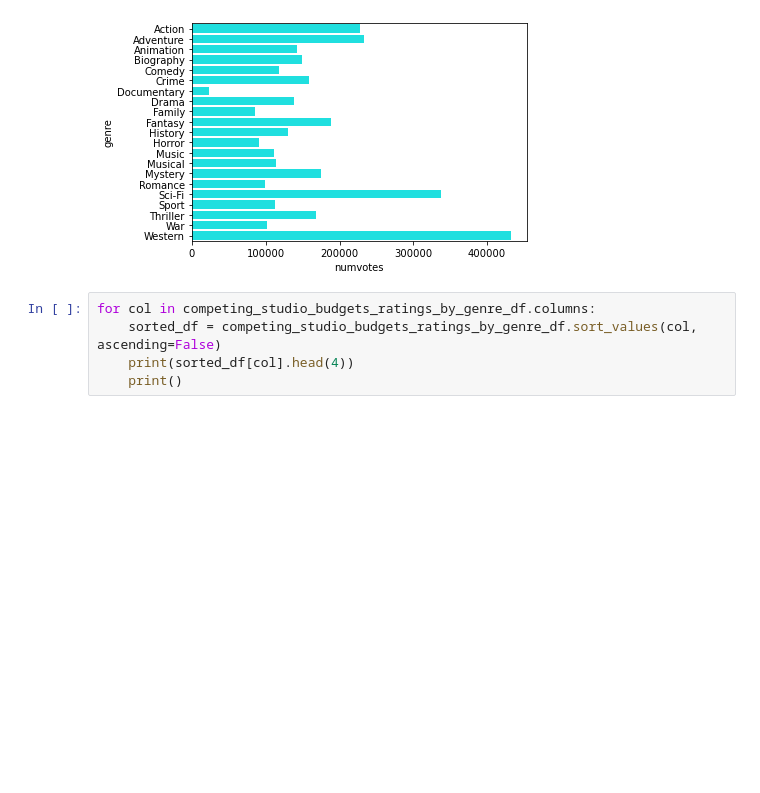
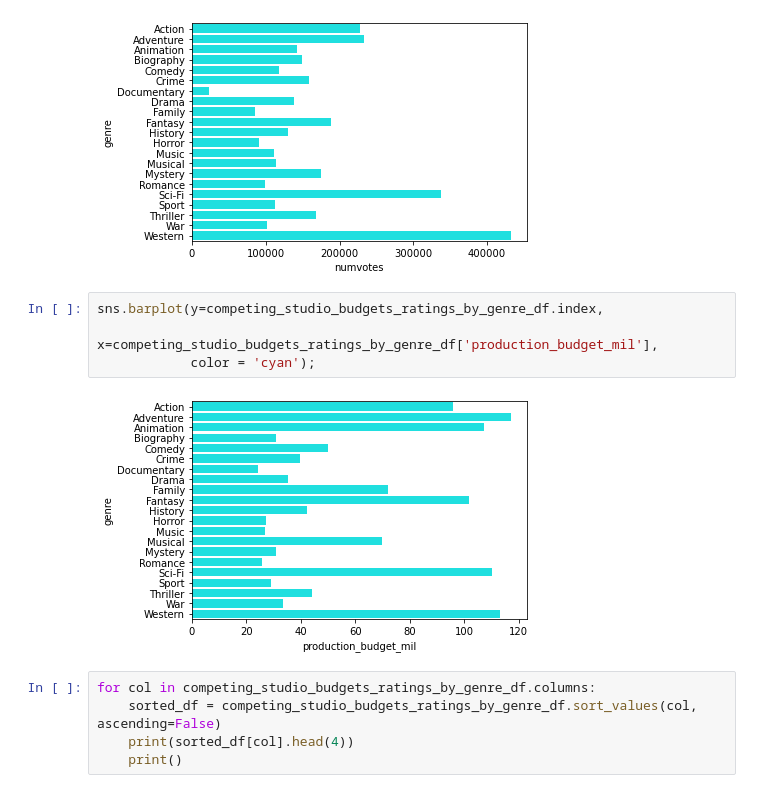
Before and after one commit to gcburgess/Xbox-to-Box-Office, a Jupyter notebook: greg-notebooks-folder/GREG_slightly_polished.ipynb, the cells around one changed output. Saved outputs shown, nothing was run; the diff lists cells and outputs as text; blank space fills up the shorter version.

```diff
--- a/greg-notebooks-folder/GREG_slightly_polished.ipynb
+++ b/greg-notebooks-folder/GREG_slightly_polished.ipynb
@@ -853,6 +853,12 @@ sns.barplot(y=competing_studio_budgets_ratings_by_genre_df.index,
             color = 'cyan');
 # %% [output]
 [figure]
+# %%
+sns.barplot(y=competing_studio_budgets_ratings_by_genre_df.index,
+            x=competing_studio_budgets_ratings_by_genre_df['production_budget_mil'],
+            color = 'cyan');
+# %% [output]
+[figure, added]
 # %%
 for col in competing_studio_budgets_ratings_by_genre_df.columns:
     sorted_df = competing_studio_budgets_ratings_by_genre_df.sort_values(col, ascending=False)
```
Also changed, not shown: parts of 11 cells of this notebook.
